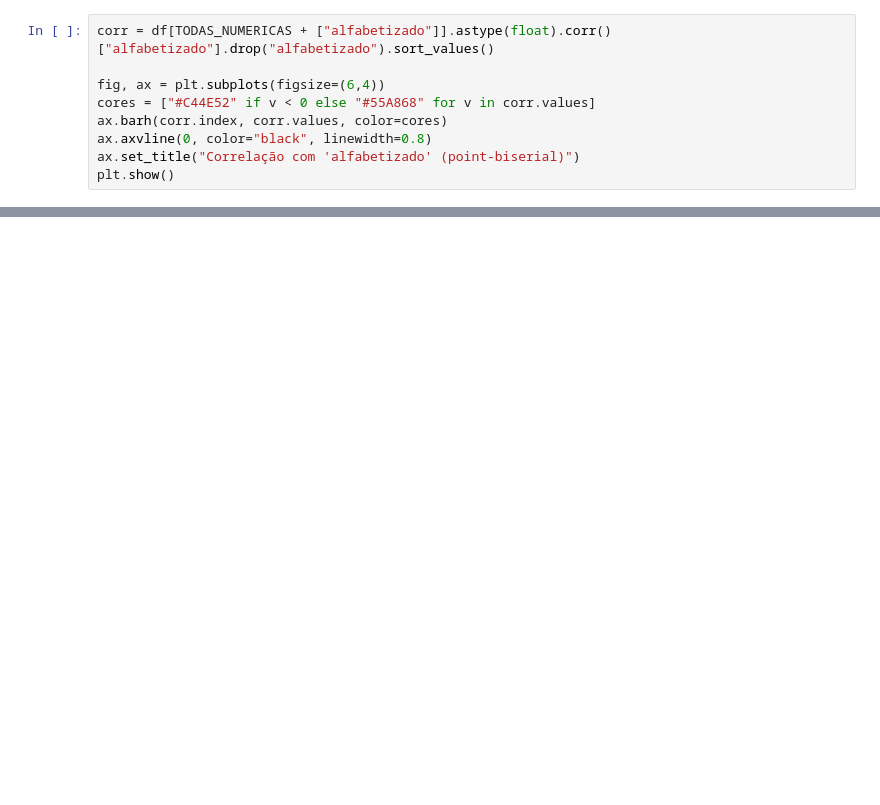
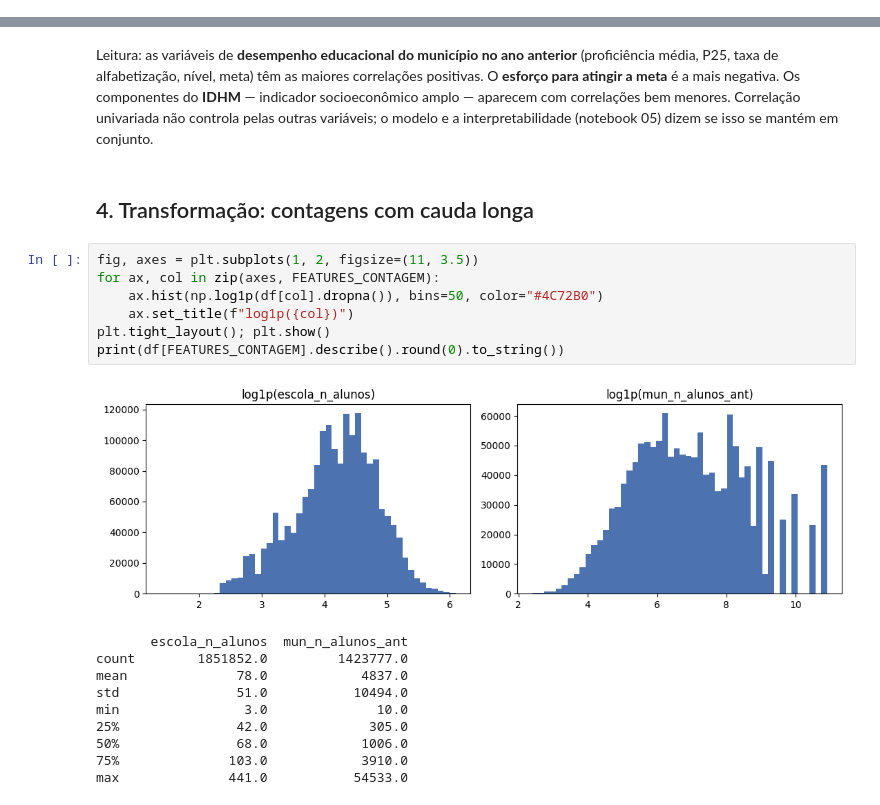
Before and after one commit to Fe-Biaggio/TechChallenge_3, a Jupyter notebook: notebooks/04_eda_modelagem.ipynb, the cells around one changed output, grey strips where cells are left out. Drawn from its saved outputs; the diff is of its cells as text; blank space fills up the shorter version.

```diff
--- a/notebooks/04_eda_modelagem.ipynb
+++ b/notebooks/04_eda_modelagem.ipynb
@@ -89,9 +93,0 @@ aquele caso específico). Baixo o suficiente para imputação simples
-# %%
-corr = df[TODAS_NUMERICAS + ["alfabetizado"]].astype(float).corr()["alfabetizado"].drop("alfabetizado").sort_values()
-
-fig, ax = plt.subplots(figsize=(6,4))
-cores = ["#C44E52" if v < 0 else "#55A868" for v in corr.values]
-ax.barh(corr.index, corr.values, color=cores)
-ax.axvline(0, color="black", linewidth=0.8)
-ax.set_title("Correlação com 'alfabetizado' (point-biserial)")
-plt.show()
@@ -151,0 +116,28 @@ confiável — ver limitações no README.
+# %% [markdown]
+Leitura: as variáveis de **desempenho educacional do município no ano
+anterior** (proficiência média, P25, taxa de alfabetização, nível, meta)
+têm as maiores correlações positivas. O **esforço para atingir a meta** é a
+mais negativa. Os componentes do **IDHM** — indicador socioeconômico amplo —
+aparecem com correlações bem menores. Correlação univariada não controla
+pelas outras variáveis; o modelo e a interpretabilidade (notebook 05) dizem
+se isso se mantém em conjunto.
+# %% [markdown]
+## 4. Transformação: contagens com cauda longa
+# %%
+fig, axes = plt.subplots(1, 2, figsize=(11, 3.5))
+for ax, col in zip(axes, FEATURES_CONTAGEM):
+    ax.hist(np.log1p(df[col].dropna()), bins=50, color="#4C72B0")
+    ax.set_title(f"log1p({col})")
+plt.tight_layout(); plt.show()
+print(df[FEATURES_CONTAGEM].describe().round(0).to_string())
+# %% [output]
+[figure, added]
+       escola_n_alunos  mun_n_alunos_ant
+count        1851852.0         1423777.0
+mean              78.0            4837.0
+std               51.0           10494.0
+min                3.0              10.0
+25%               42.0             305.0
+50%               68.0            1006.0
+75%              103.0            3910.0
+max              441.0           54533.0
```
Also changed, not shown: parts of 26 cells of this notebook, 3 other files.
